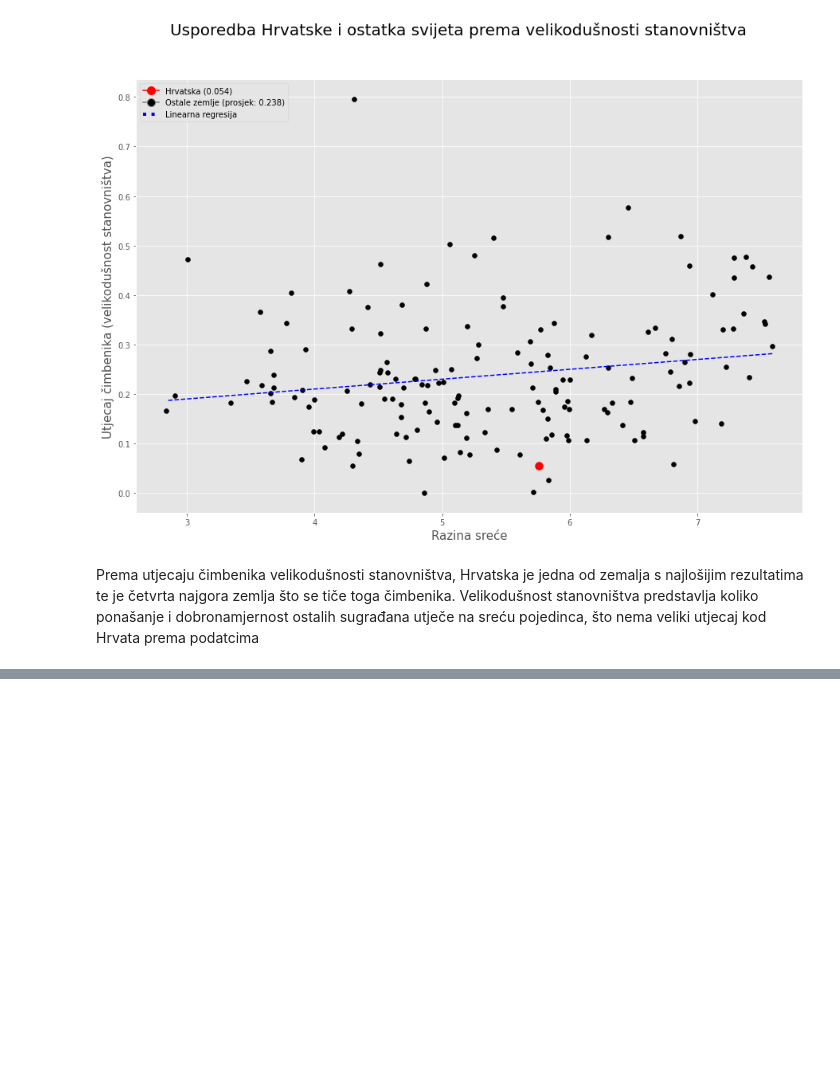
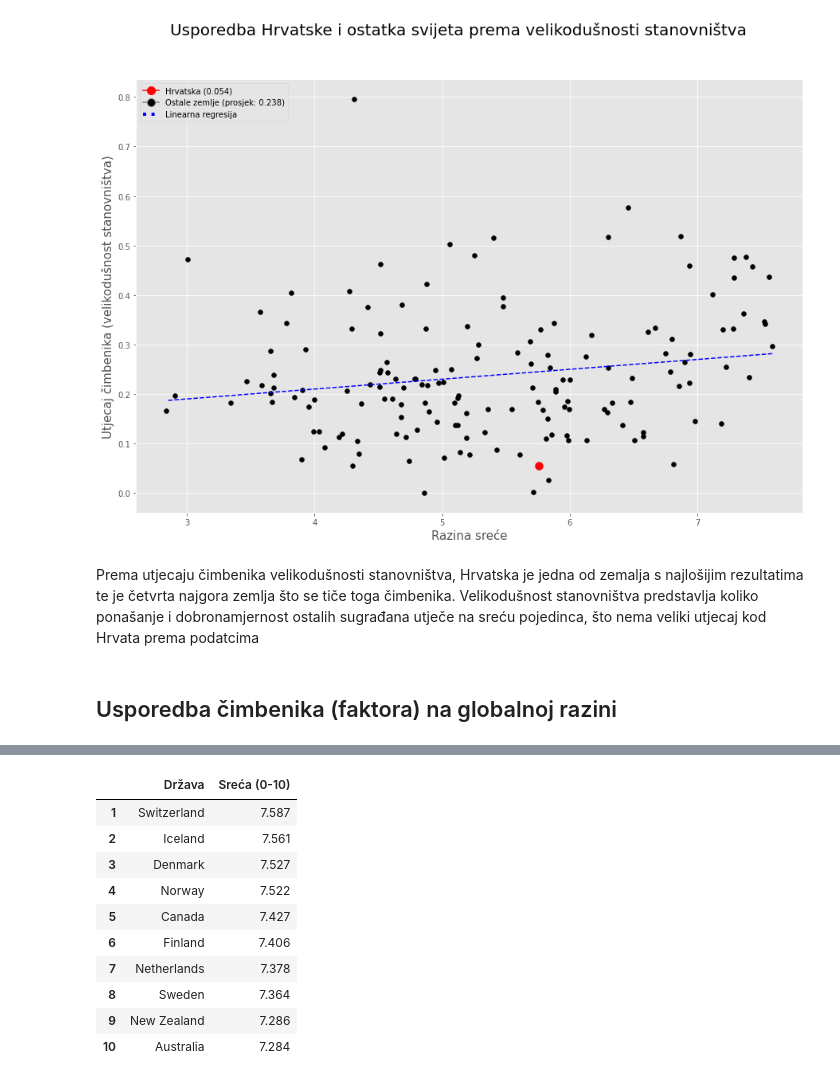
Before and after one commit to jslavic/radzaskolu, a Jupyter notebook: SkolskiRad.ipynb, the cells around one changed output, grey strips where cells are left out. Drawn from its saved outputs; the diff is of its cells as text; code cells hidden in the pictures; blank space fills up the shorter version.

```diff
--- a/SkolskiRad.ipynb
+++ b/SkolskiRad.ipynb
@@ -411,3 +411,14 @@ ax.legend(handles=legend_elements, loc='upper left');
 [figure]
 # %% [markdown]
 Prema utjecaju čimbenika velikodušnosti stanovništva, Hrvatska je jedna od zemalja s najlošijim rezultatima te je četvrta najgora zemlja što se tiče toga čimbenika. Velikodušnost stanovništva predstavlja koliko ponašanje i dobronamjernost ostalih sugrađana utječe na sreću pojedinca, što nema veliki utjecaj kod Hrvata prema podatcima
+# %% [markdown]
+## Usporedba čimbenika (faktora) na globalnoj razini
+# %%
+import plotly.express as px
+
+fig = px.choropleth(podatci, locations="Država", locationmode='country names',
+                  color="Sreća (0-10)", hover_name="Država",
+                  title="Države prema razini sreće", hover_data=["Sreća (0-10)"], color_continuous_scale='Burgyl',)
+fig.show()
+podatci[["Država", "Sreća (0-10)"]].sort_values(by=["Sreća (0-10)"], ascending=False).head(10)
+# %% [output]
@@ -413,0 +426,11 @@ Prema utjecaju čimbenika velikodušnosti stanovništva, Hrvatska je jedna od ze
+|  | Država | Sreća (0-10) |
+| 1 | Switzerland | 7.587 |
+| 2 | Iceland | 7.561 |
+| 3 | Denmark | 7.527 |
+| 4 | Norway | 7.522 |
+| 5 | Canada | 7.427 |
+| 6 | Finland | 7.406 |
+| 7 | Netherlands | 7.378 |
+| 8 | Sweden | 7.364 |
+| 9 | New Zealand | 7.286 |
+| 10 | Australia | 7.284 |
```
Also changed, not shown: parts of 15 cells of this notebook.
